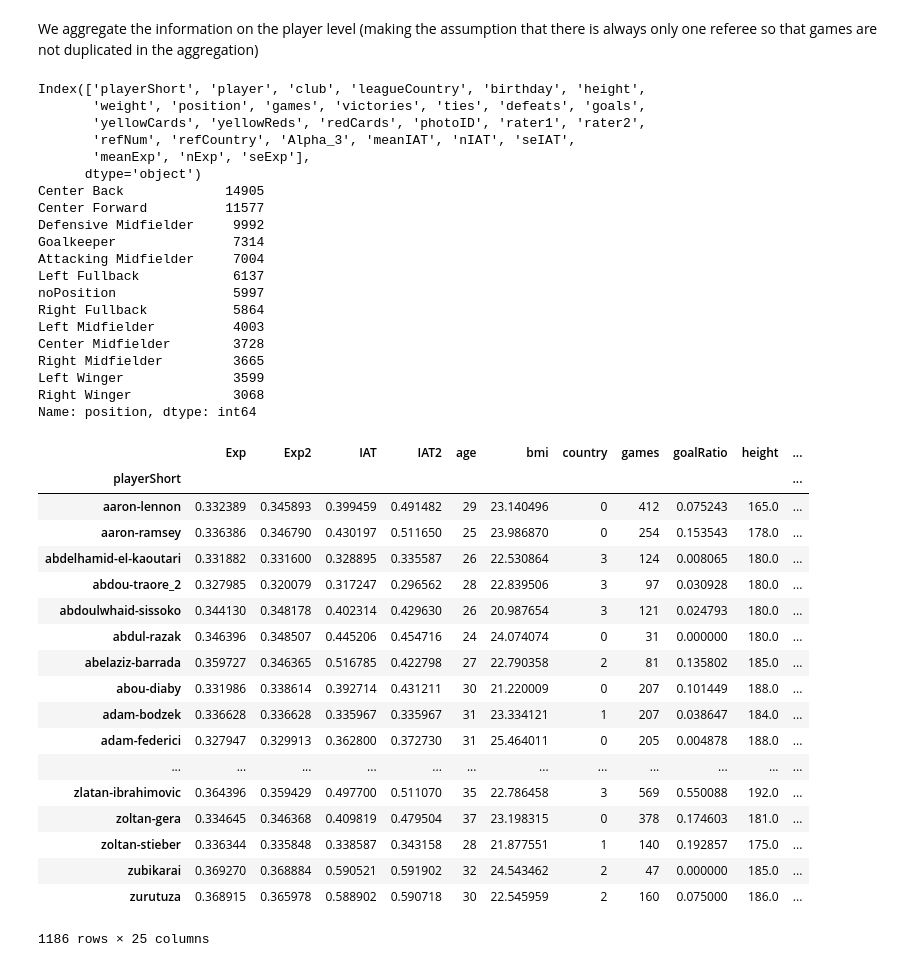
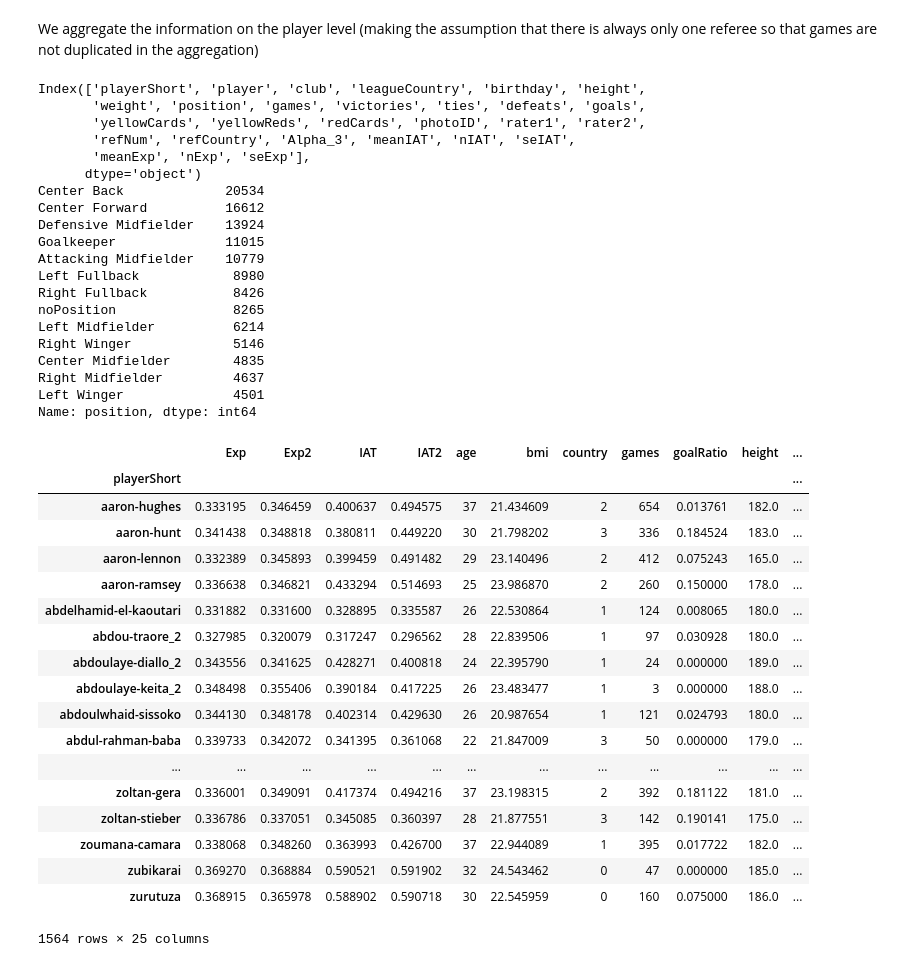
Before and after one commit to mgoretti/ada, a Jupyter notebook: 04 - Applied ML/HW4.ipynb, the cells around one changed output. Cells and saved outputs as stored; diff of their text form; code cells hidden in the pictures.

```diff
--- a/04 - Applied ML/HW4.ipynb
+++ b/04 - Applied ML/HW4.ipynb
@@ -26,9 +29,9 @@ except:
 # %% [markdown]
 ## Drop referees who are present in less than 22 diyads
 # %%
-ref_count = df.refNum.value_counts()
-refs = ref_count[ref_count>21]
-df=df[df['refNum'].isin(refs.index.values)]
+# ref_count = df.refNum.value_counts()
+# refs = ref_count[ref_count>21]
+# df=df[df['refNum'].isin(refs.index.values)]
 # %%
 # We first drop players that don't have a skin rating (caused by the absence of photos)
 print ('we drop ' + str(round(100*df[df.photoID.isnull()].count()[1]/ df.count()[1], 2)) + '% of observation because they don\'t have a picture')
@@ -51,5 +54,5 @@ jitter_y = np.random.normal(0, 0.04, size=len(df.rater2))
 As can be observed in the jointplot above, the only real difference in rating is between the 2 lightests colors). Since we cannot determine the skin color of a player where the 2 raters are different, we drop those observations.
 # %%
 # drop all players (so rows) that don't have the same skin color rating
-print ('we drop ' + str(round(100*df[df['rater1'] != df['rater2']].count()[1] / df.count()[1], 2)) + '% of observation because they don\'t have the same rating')
-df = df[df['rater1'] == df['rater2']]
+# print ('we drop ' + str(round(100*df[df['rater1'] != df['rater2']].count()[1] / df.count()[1], 2)) + '% of observation because they don\'t have the same rating')
+# df = df[df['rater1'] == df['rater2']]
@@ -153,19 +154,19 @@ Index(['playerShort', 'player', 'club', 'leagueCountry', 'birthday', 'height',
        'refNum', 'refCountry', 'Alpha_3', 'meanIAT', 'nIAT', 'seIAT',
        'meanExp', 'nExp', 'seExp'],
       dtype='object')
-Center Back             14905
-Center Forward          11577
-Defensive Midfielder     9992
-Goalkeeper               7314
-Attacking Midfielder     7004
-Left Fullback            6137
-noPosition               5997
-Right Fullback           5864
-Left Midfielder          4003
-Center Midfielder        3728
-Right Midfielder         3665
-Left Winger              3599
-Right Winger             3068
+Center Back             20534
+Center Forward          16612
+Defensive Midfielder    13924
+Goalkeeper              11015
+Attacking Midfielder    10779
+Left Fullback            8980
+Right Fullback           8426
+noPosition               8265
+Left Midfielder          6214
+Right Winger             5146
+Center Midfielder        4835
+Right Midfielder         4637
+Left Winger              4501
 Name: position, dtype: int64
 # %%
 positionArray = list(df['position'].unique())
@@ -215,49 +216,49 @@ def genFeatures(player):
             'age': age,
             'height': sample['height'],
             'weight': sample['weight'],
             'bmi': bmi,
             'country': sample['countryNum'],
             'games': games,
             'winRate': winRate,
             'tiesRate': tiesRate,
             'loseRate': loseRate,
             'yellowRate': yellowRate,
             'yellowRedsRate': yellowRedsRate,
             'yellowOverRed': redRate/(yellowRate+1e-3),
             'redRate': redRate,
-            'skinColor': sample['rater1'], # we only keep players where rater1 == rater2
+            'skinColor': (sample['rater1'] + sample['rater2'])/2, # we only keep players where rater1 == rater2
             'goalRatio': goalRatio,
             'IAT': IAT,
             'Exp': Exp,
             'IAT2': IAT2,
             'Exp2': Exp2,
             'seIAT': seIAT,
             'seExp': seExp,
             'racismIAT': racismIAT,
             'racismExp': racismExp,
             'position': position,
             })
 
 players = df.groupby('playerShort').apply(genFeatures)
 players
 # %% [output]
 |  | Exp | Exp2 | IAT | IAT2 | age | bmi | country | games | goalRatio | height | ... |
 | playerShort |  |  |  |  |  |  |  |  |  |  | ... |
-| aaron-lennon | 0.332389 | 0.345893 | 0.399459 | 0.491482 | 29 | 23.140496 | 0 | 412 | 0.075243 | 165.0 | ... |
-| aaron-ramsey | 0.336386 | 0.346790 | 0.430197 | 0.511650 | 25 | 23.986870 | 0 | 254 | 0.153543 | 178.0 | ... |
-| abdelhamid-el-kaoutari | 0.331882 | 0.331600 | 0.328895 | 0.335587 | 26 | 22.530864 | 3 | 124 | 0.008065 | 180.0 | ... |
-| abdou-traore_2 | 0.327985 | 0.320079 | 0.317247 | 0.296562 | 28 | 22.839506 | 3 | 97 | 0.030928 | 180.0 | ... |
-| abdoulwhaid-sissoko | 0.344130 | 0.348178 | 0.402314 | 0.429630 | 26 | 20.987654 | 3 | 121 | 0.024793 | 180.0 | ... |
-| abdul-razak | 0.346396 | 0.348507 | 0.445206 | 0.454716 | 24 | 24.074074 | 0 | 31 | 0.000000 | 180.0 | ... |
-| abelaziz-barrada | 0.359727 | 0.346365 | 0.516785 | 0.422798 | 27 | 22.790358 | 2 | 81 | 0.135802 | 185.0 | ... |
-| abou-diaby | 0.331986 | 0.338614 | 0.392714 | 0.431211 | 30 | 21.220009 | 0 | 207 | 0.101449 | 188.0 | ... |
-| adam-bodzek | 0.336628 | 0.336628 | 0.335967 | 0.335967 | 31 | 23.334121 | 1 | 207 | 0.038647 | 184.0 | ... |
-| adam-federici | 0.327947 | 0.329913 | 0.362800 | 0.372730 | 31 | 25.464011 | 0 | 205 | 0.004878 | 188.0 | ... |
+| aaron-hughes | 0.333195 | 0.346459 | 0.400637 | 0.494575 | 37 | 21.434609 | 2 | 654 | 0.013761 | 182.0 | ... |
+| aaron-hunt | 0.341438 | 0.348818 | 0.380811 | 0.449220 | 30 | 21.798202 | 3 | 336 | 0.184524 | 183.0 | ... |
+| aaron-lennon | 0.332389 | 0.345893 | 0.399459 | 0.491482 | 29 | 23.140496 | 2 | 412 | 0.075243 | 165.0 | ... |
+| aaron-ramsey | 0.336638 | 0.346821 | 0.433294 | 0.514693 | 25 | 23.986870 | 2 | 260 | 0.150000 | 178.0 | ... |
+| abdelhamid-el-kaoutari | 0.331882 | 0.331600 | 0.328895 | 0.335587 | 26 | 22.530864 | 1 | 124 | 0.008065 | 180.0 | ... |
+| abdou-traore_2 | 0.327985 | 0.320079 | 0.317247 | 0.296562 | 28 | 22.839506 | 1 | 97 | 0.030928 | 180.0 | ... |
+| abdoulaye-diallo_2 | 0.343556 | 0.341625 | 0.428271 | 0.400818 | 24 | 22.395790 | 1 | 24 | 0.000000 | 189.0 | ... |
+| abdoulaye-keita_2 | 0.348498 | 0.355406 | 0.390184 | 0.417225 | 26 | 23.483477 | 1 | 3 | 0.000000 | 188.0 | ... |
+| abdoulwhaid-sissoko | 0.344130 | 0.348178 | 0.402314 | 0.429630 | 26 | 20.987654 | 1 | 121 | 0.024793 | 180.0 | ... |
+| abdul-rahman-baba | 0.339733 | 0.342072 | 0.341395 | 0.361068 | 22 | 21.847009 | 3 | 50 | 0.000000 | 179.0 | ... |
 | ... | ... | ... | ... | ... | ... | ... | ... | ... | ... | ... | ... |
-| zlatan-ibrahimovic | 0.364396 | 0.359429 | 0.497700 | 0.511070 | 35 | 22.786458 | 3 | 569 | 0.550088 | 192.0 | ... |
-| zoltan-gera | 0.334645 | 0.346368 | 0.409819 | 0.479504 | 37 | 23.198315 | 0 | 378 | 0.174603 | 181.0 | ... |
-| zoltan-stieber | 0.336344 | 0.335848 | 0.338587 | 0.343158 | 28 | 21.877551 | 1 | 140 | 0.192857 | 175.0 | ... |
-| zubikarai | 0.369270 | 0.368884 | 0.590521 | 0.591902 | 32 | 24.543462 | 2 | 47 | 0.000000 | 185.0 | ... |
-| zurutuza | 0.368915 | 0.365978 | 0.588902 | 0.590718 | 30 | 22.545959 | 2 | 160 | 0.075000 | 186.0 | ... |
+| zoltan-gera | 0.336001 | 0.349091 | 0.417374 | 0.494216 | 37 | 23.198315 | 2 | 392 | 0.181122 | 181.0 | ... |
+| zoltan-stieber | 0.336786 | 0.337051 | 0.345085 | 0.360397 | 28 | 21.877551 | 3 | 142 | 0.190141 | 175.0 | ... |
+| zoumana-camara | 0.338068 | 0.348260 | 0.363993 | 0.426700 | 37 | 22.944089 | 1 | 395 | 0.017722 | 182.0 | ... |
+| zubikarai | 0.369270 | 0.368884 | 0.590521 | 0.591902 | 32 | 24.543462 | 0 | 47 | 0.000000 | 185.0 | ... |
+| zurutuza | 0.368915 | 0.365978 | 0.588902 | 0.590718 | 30 | 22.545959 | 0 | 160 | 0.075000 | 186.0 | ... |
-1186 rows × 25 columns
+1564 rows × 25 columns
 # %%
```
Also changed, not shown: parts of 14 cells of this notebook, 1 other file.
